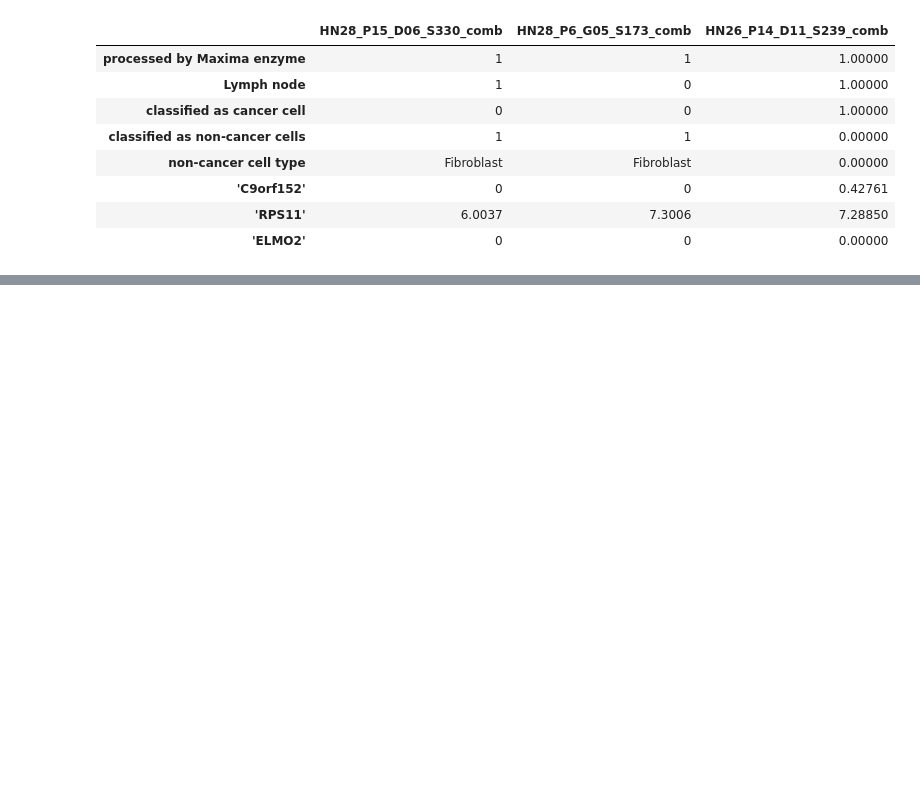
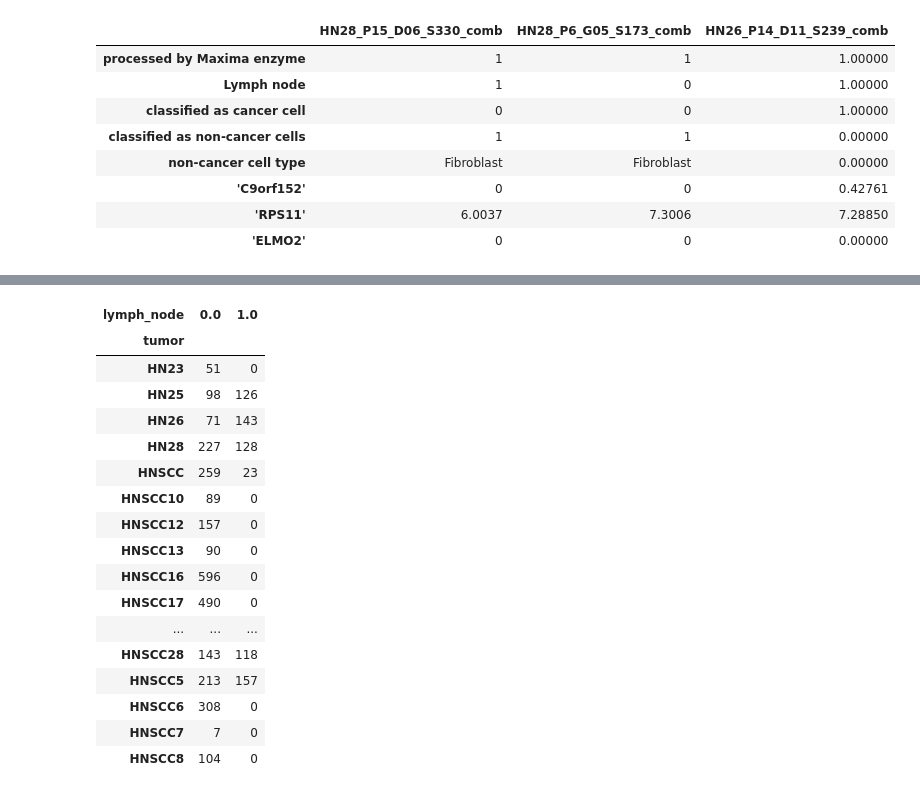
Before and after one commit to DariaZS/quantum-proj, a Jupyter notebook: hnscc.ipynb, the cells around one changed output, grey strips where cells are left out. Cells and saved outputs as stored; diff of their text form; code cells hidden in the pictures; blank space fills up the shorter version.

```diff
--- a/hnscc.ipynb
+++ b/hnscc.ipynb
@@ -14,3 +14,12 @@ df2.iloc[:8, :3]
 | 'C9orf152' | 0 | 0 | 0.42761 |
 | 'RPS11' | 6.0037 | 7.3006 | 7.28850 |
 | 'ELMO2' | 0 | 0 | 0.00000 |
+# %%
+labels2 = df2.iloc[:5].T
+labels2.columns = ["maxima", "lymph_node", "cancer", "normal", "cell_type"]
+
+genes2 = df2.iloc[5:].astype(float)
+genes2.index = genes2.index.str.strip("'")     # remove the quotes around gene names
+
+print(genes2.shape)
+pd.crosstab(labels2["cancer"].astype(float), labels2["normal"].astype(float))
@@ -16,0 +55,18 @@ df2.iloc[:8, :3]
+# %%
+import anndata as ad
+import scanpy as sc
+adata2 = ad.AnnData(X = genes2.T.values.astype("float32"))       # flip to cells x genes
+adata2.obs_names = genes2.columns # cell names
+adata2.var_names = genes2.index   # gene names
+adata2.var_names_make_unique()   # some gene names repeat; this adds -1, -2 to duplicates
+
+adata2.obs["maxima"] = labels2["maxima"].values
+adata2.obs["lymph_node"] = labels2["lymph_node"].values
+adata2.obs["cancer"] = labels2["cancer"].values
+adata2.obs["normal"] = labels2["normal"].values
+adata2.obs["cell_type"] = labels2["cell_type"].values
+
+for col in ["maxima", "lymph_node", "cancer", "normal", "cell_type"]:
+    adata2.obs[col] = labels2[col].values
+
+adata2
@@ -16,0 +77,7 @@ df2.iloc[:8, :3]
+# %%
+import numpy as np
+c = adata2.obs["cancer"].astype(float)
+nm = adata2.obs["normal"].astype(float)
+
+adata2.obs["malignant"] = np.where(c == 1, "2", np.where(nm == 1, "1", "0"))
+adata2.obs["malignant"].value_counts()
@@ -16,0 +90,3 @@ df2.iloc[:8, :3]
+# %%
+adata2.obs["tumor"] = adata2.obs_names.str.split("_").str[0]
+adata2.obs["tumor"].value_counts()
@@ -16,0 +111,21 @@ df2.iloc[:8, :3]
+# %%
+pd.crosstab(adata2.obs["tumor"], adata2.obs["lymph_node"].astype(float))
+# %% [output]
+| lymph_node | 0.0 | 1.0 |
+| tumor |  |  |
+| HN23 | 51 | 0 |
+| HN25 | 98 | 126 |
+| HN26 | 71 | 143 |
+| HN28 | 227 | 128 |
+| HNSCC | 259 | 23 |
+| HNSCC10 | 89 | 0 |
+| HNSCC12 | 157 | 0 |
+| HNSCC13 | 90 | 0 |
+| HNSCC16 | 596 | 0 |
+| HNSCC17 | 490 | 0 |
+| ... | ... | ... |
+| HNSCC28 | 143 | 118 |
+| HNSCC5 | 213 | 157 |
+| HNSCC6 | 308 | 0 |
+| HNSCC7 | 7 | 0 |
+| HNSCC8 | 104 | 0 |
```
Also changed, not shown: parts of 9 cells of this notebook.
